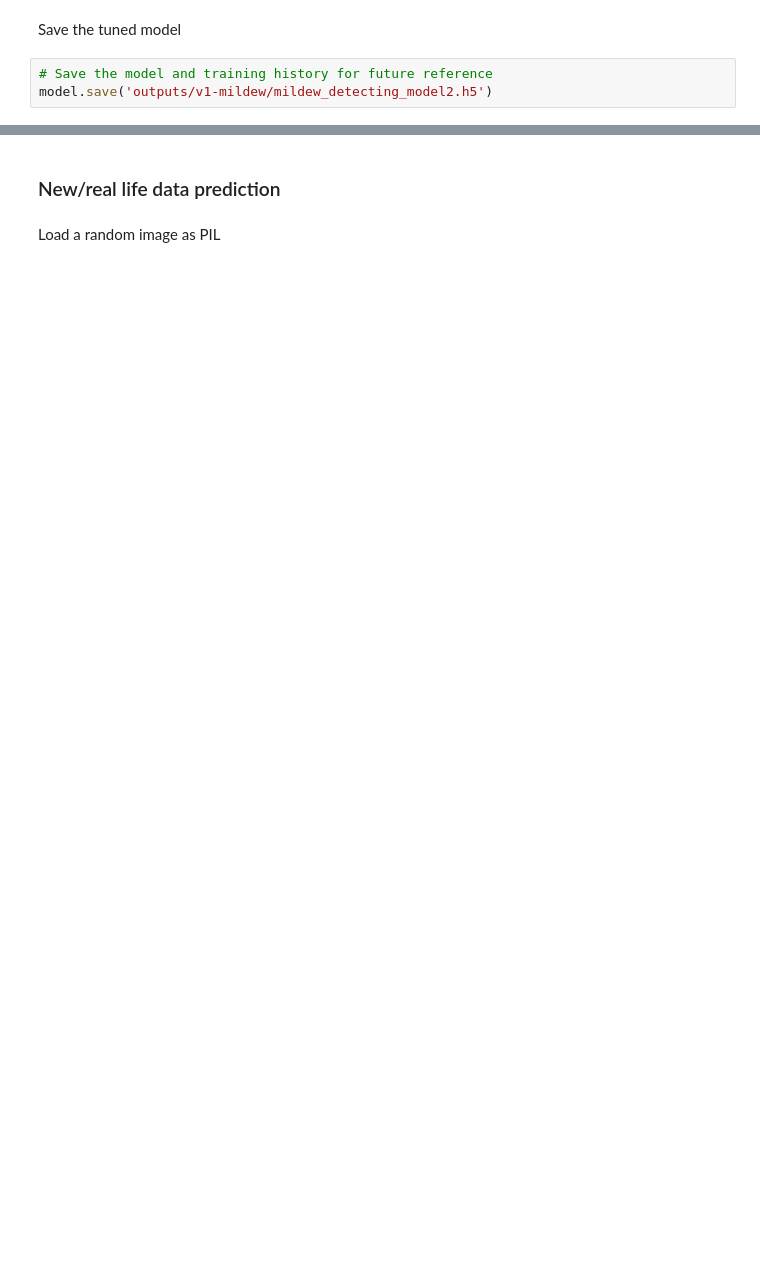
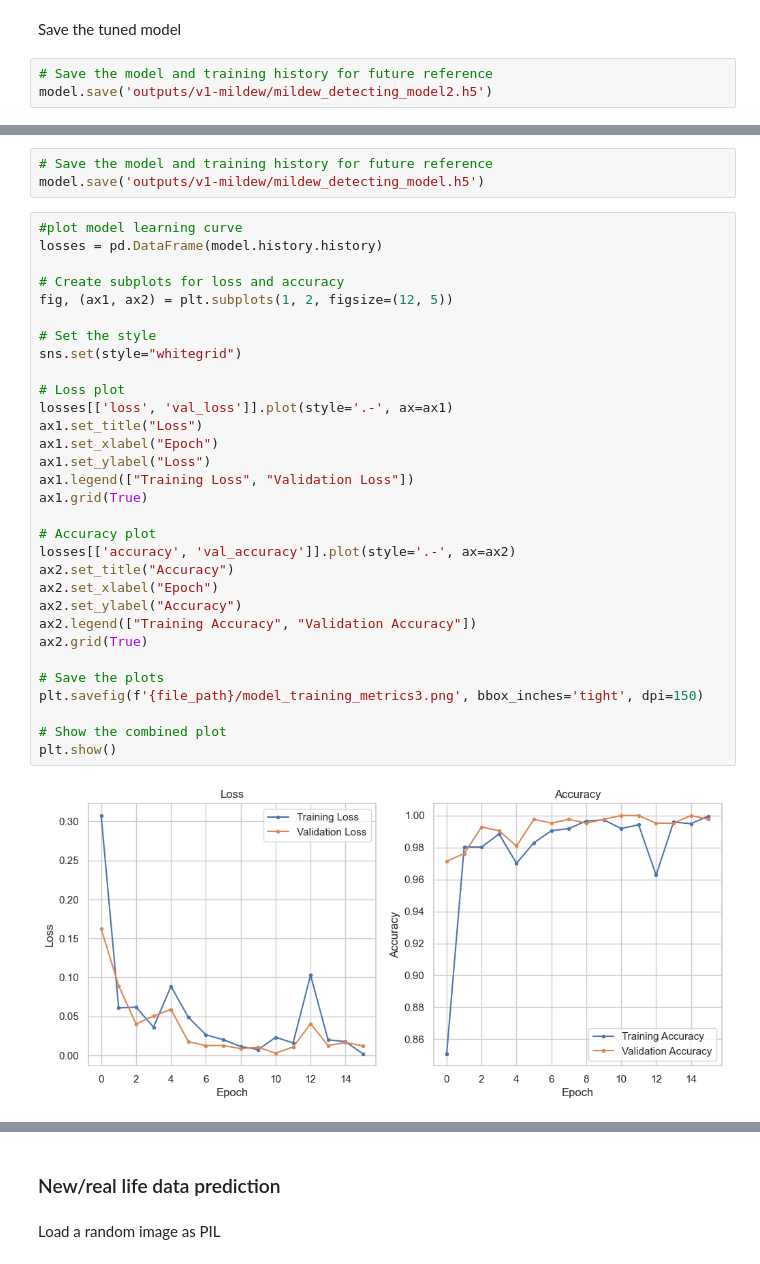
Before and after one commit to yuyizhong/ML-Mildew-Detector-II, a Jupyter notebook: jupyter_notebooks/DataModellingandEvaluation.ipynb, the cells around one changed output, grey strips where cells are left out. Saved outputs shown, nothing was run; the diff lists cells and outputs as text; blank space fills up the shorter version.

```diff
--- a/jupyter_notebooks/DataModellingandEvaluation.ipynb
+++ b/jupyter_notebooks/DataModellingandEvaluation.ipynb
@@ -624,0 +703,36 @@ joblib.dump(value=mildew_eva,
+# %%
+# Save the model and training history for future reference
+model.save('outputs/v1-mildew/mildew_detecting_model.h5')
+# %%
+#plot model learning curve
+losses = pd.DataFrame(model.history.history)
+
+# Create subplots for loss and accuracy
+fig, (ax1, ax2) = plt.subplots(1, 2, figsize=(12, 5))
+
+# Set the style
+sns.set(style="whitegrid")
+
+# Loss plot
+losses[['loss', 'val_loss']].plot(style='.-', ax=ax1)
+ax1.set_title("Loss")
+ax1.set_xlabel("Epoch")
+ax1.set_ylabel("Loss")
+ax1.legend(["Training Loss", "Validation Loss"])
+ax1.grid(True)
+
+# Accuracy plot
+losses[['accuracy', 'val_accuracy']].plot(style='.-', ax=ax2)
+ax2.set_title("Accuracy")
+ax2.set_xlabel("Epoch")
+ax2.set_ylabel("Accuracy")
+ax2.legend(["Training Accuracy", "Validation Accuracy"])
+ax2.grid(True)
+
+# Save the plots
+plt.savefig(f'{file_path}/model_training_metrics3.png', bbox_inches='tight', dpi=150)
+
+# Show the combined plot
+plt.show()
+# %% [output]
+[figure, added]
```
Also changed, not shown: parts of 23 cells of this notebook.
